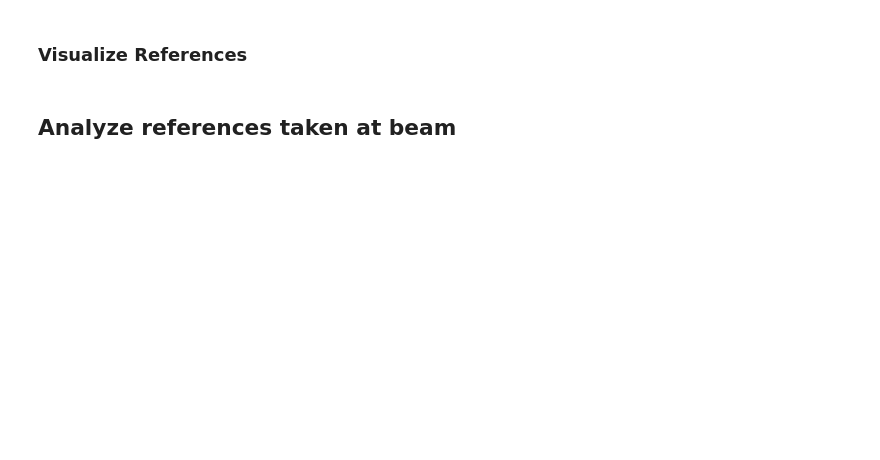
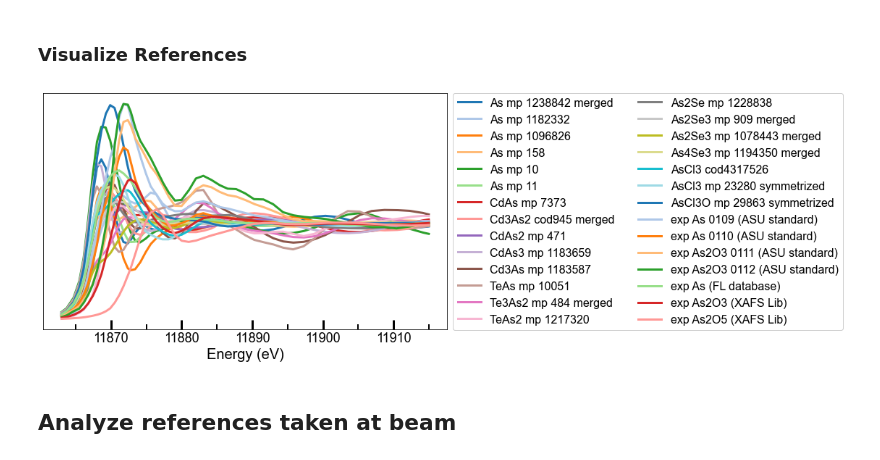
Before and after one commit to stetef/Energy-Point-Selection, a Jupyter notebook: Data Analysis.ipynb, the cells around one changed output. Drawn from its saved outputs; the diff is of its cells as text; code cells hidden in the pictures; blank space fills up the shorter version.

Commit message:
wrapping up analysis figures

```diff
--- a/Data Analysis.ipynb
+++ b/Data Analysis.ipynb
@@ -46,16 +48,17 @@ data_columns = sim_data_columns + exp_data_columns
 # %%
 fig, ax = plt.subplots(figsize=(10, 6))
 for i, ref in enumerate(Refs):
     if i >= 20:
         c = i - 20
     else:
         c = i
     label = f'{data_columns[i]}'
     ax.plot(Energy, ref, '-', linewidth=3, c=plt.cm.tab20(c/19), label=label, alpha=1.)
 ax.legend(fontsize=16, loc='center left', bbox_to_anchor=(1., .5), ncol=2, framealpha=1.)
-plt.title("All references", fontsize=20)
 format_axis(ax, ticks=(5,10))
 plt.show()
+# %% [output]
+[figure, added]
 # %% [markdown]
 ## Analyze references taken at beam
 # %%
```
Also changed, not shown: parts of 34 cells of this notebook, 22 other files.
